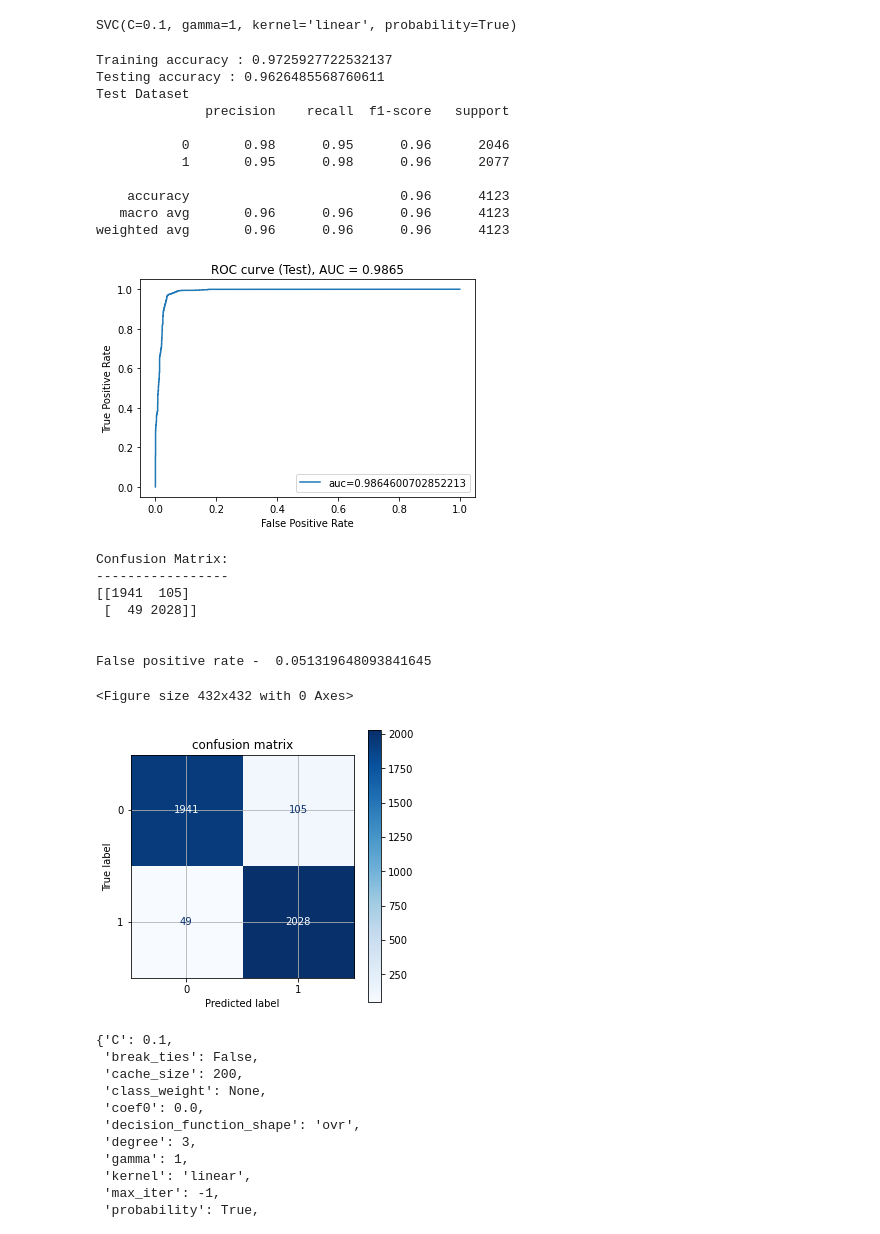
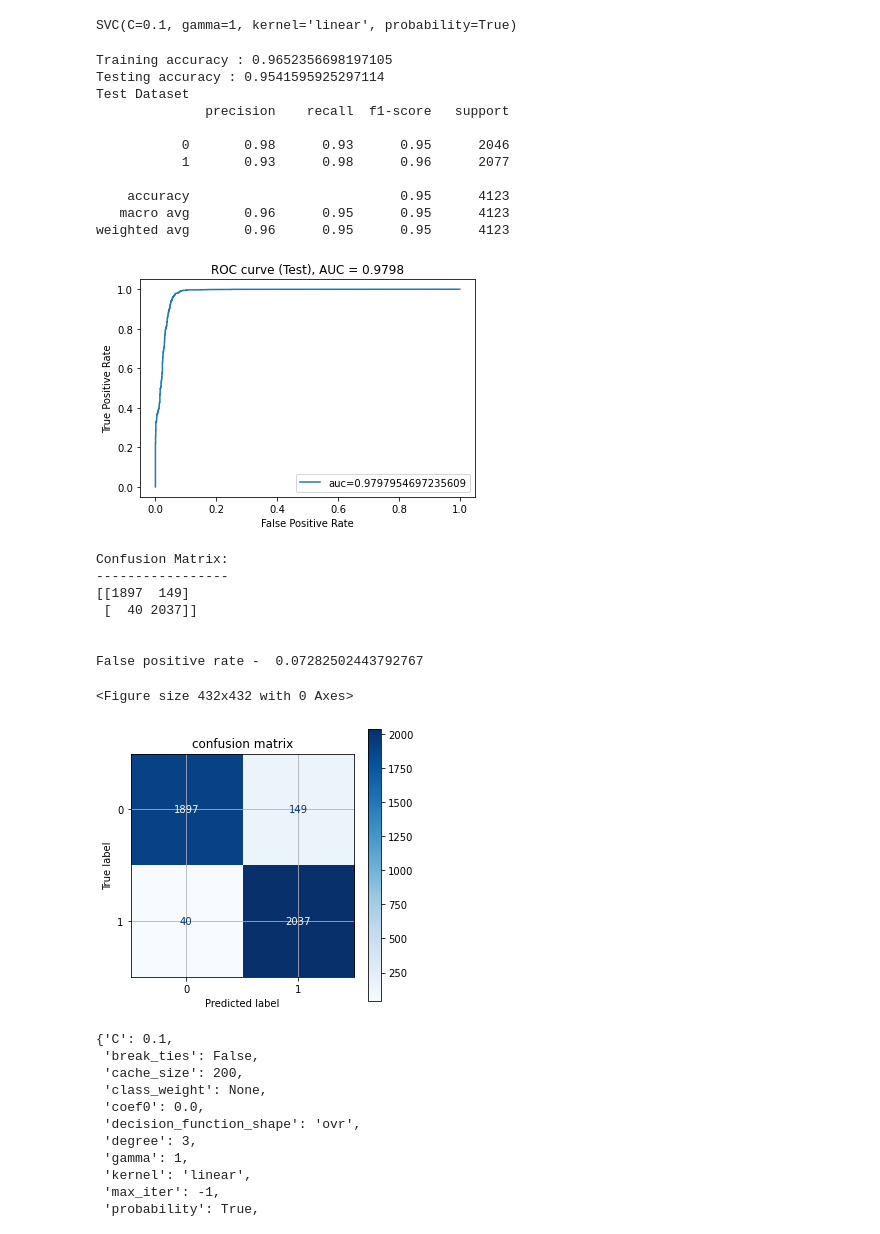
Before and after one commit to oh-swetha-unnava/MIA_Analysis, a Jupyter notebook: Wallboard/JupyterNotebooks/Baseline Models.ipynb, the cells around one changed output. Saved outputs shown, nothing was run; the diff lists cells and outputs as text; code cells hidden in the pictures.

```diff
--- a/Wallboard/JupyterNotebooks/Baseline Models.ipynb
+++ b/Wallboard/JupyterNotebooks/Baseline Models.ipynb
@@ -48,6 +48,12 @@ df_test.set_index('asset_id',inplace = True)
 
 print('Train data set shape:', df_train.shape)
 print('Test data set shapec:', df_test.shape)
+
+# Removing 'clinic_had_mia' column
+
+df_train.drop('clinic_had_mia',1,inplace=True)
+df_test.drop('clinic_had_mia',1,inplace=True)
+
 
 # Splitting the train and test data to X ( independent variables ) and y ( dependent variables ) set
 X_train = df_train.iloc[:,:-1]
@@ -492,7 +498,8 @@ Fitting 5 folds for each of 50 candidates, totalling 250 fits
 [Parallel(n_jobs=1)]: Done 250 out of 250 | elapsed: 767.3min finished
 {'C': 0.1, 'gamma': 1, 'kernel': 'linear'}
 # %%
-params_svm = svm_search.best_params_
+# params_svm = svm_search.best_params_
+params_svm = {'C': 0.1, 'gamma': 1, 'kernel': 'linear'}
 final_model_svm = SVC(C=params_svm['C'],kernel = params_svm['kernel'],gamma= params_svm['gamma'],probability=True)
 
 # fit data
@@ -507,59 +514,59 @@ predictions = final_model_svm.predict(X_test_fs)
 print("Test Dataset")
 print(classification_report(y_test, predictions))
 # %% [output]
-Training accuracy : 0.9725927722532137
-Testing accuracy : 0.9626485568760611
+Training accuracy : 0.9652356698197105
+Testing accuracy : 0.9541595925297114
 Test Dataset
               precision    recall  f1-score   support
 
-           0       0.98      0.95      0.96      2046
-           1       0.95      0.98      0.96      2077
+           0       0.98      0.93      0.95      2046
+           1       0.93      0.98      0.96      2077
 
-    accuracy                           0.96      4123
-   macro avg       0.96      0.96      0.96      4123
-weighted avg       0.96      0.96      0.96      4123
+    accuracy                           0.95      4123
+   macro avg       0.96      0.95      0.95      4123
+weighted avg       0.96      0.95      0.95      4123
 # %%
 plot_auc(final_model_svm,X_test_fs,y_test)
 # %% [output]
-[figure, old version]
+[figure, new version]
 # %%
 CM = confusion_matrix(y_test, final_model_svm.predict(X_test_fs))
 
 TN = CM[0][0]
 FN = CM[1][0]
 TP = CM[1][1]
 FP = CM[0][1]
 # False positive rate
 FPR = FP/(FP+TN)
 
 print('Confusion Matrix:')
 print('-----------------')
 print(CM)
 print('\n')
 print('False positive rate - ',FPR)
 
 # Plot confusion matrix
 class_names = [0,1]
 plt.figure(figsize=(6,6))
-disp = plot_confusion_matrix(svm_search, X_test_fs,y_test,
+disp = plot_confusion_matrix(final_model_svm, X_test_fs,y_test,
                              display_labels=class_names,
                              cmap=plt.cm.Blues)
 #                              normalize="true")
 disp.ax_.set_title("confusion matrix")
 plt.grid(b=None)
 fig = plt.gcf()
 fig.set_size_inches(5,5)
 plt.show()
 # %% [output]
 Confusion Matrix:
 -----------------
-[[1941  105]
- [  49 2028]]
+[[1897  149]
+ [  40 2037]]
 
 
-False positive rate -  0.051319648093841645
+False positive rate -  0.07282502443792767
 <Figure size 432x432 with 0 Axes>
-[figure, old version]
+[figure, new version]
 # %%
 feature_importance = abs(final_model_svm.coef_[0])
 feature_importance = 100.0 * (feature_importance / feature_importance.sum())
```
Also changed, not shown: parts of 28 cells of this notebook.
